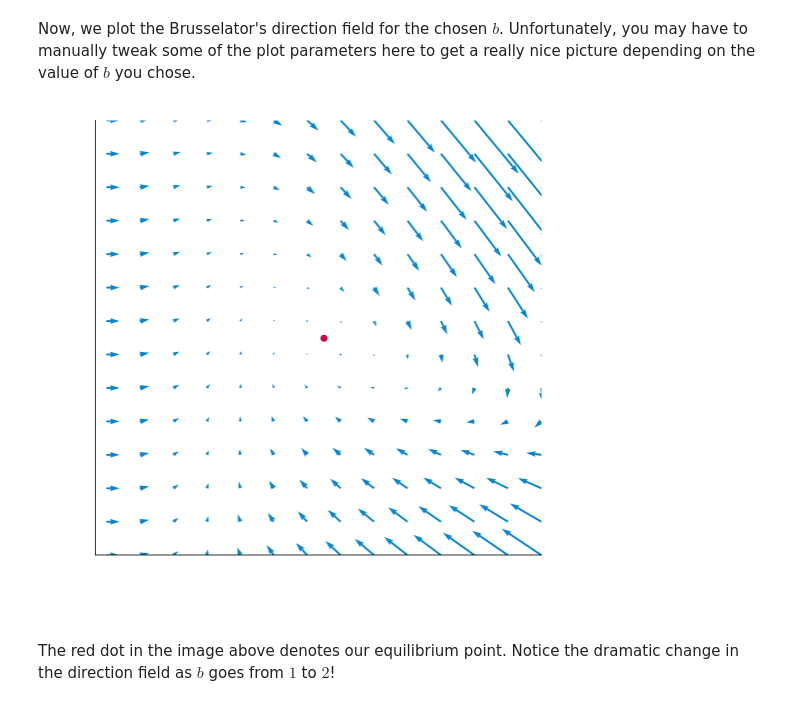
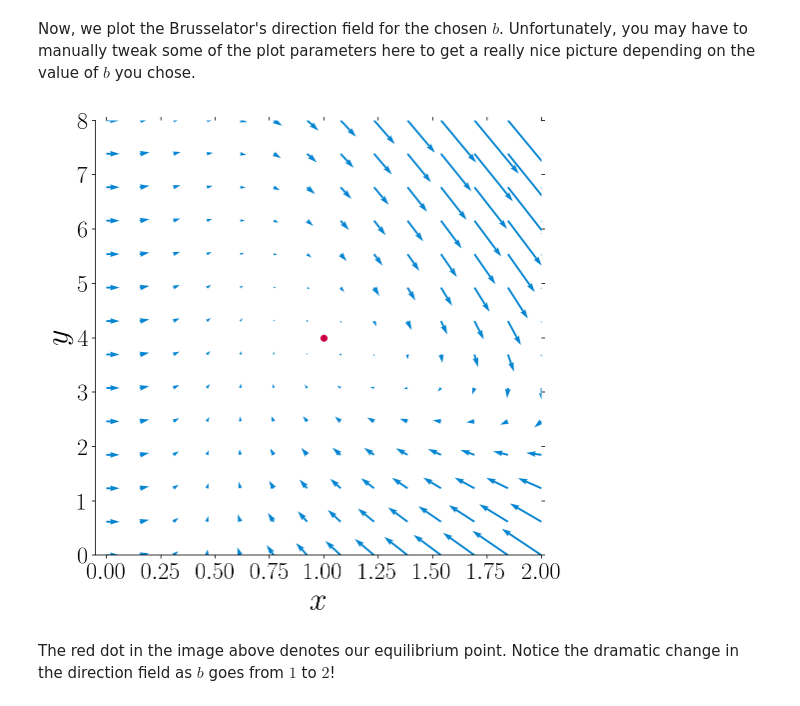
Before and after one commit to ageorgemorgan/teaching, a Jupyter notebook: demo_brusselator.ipynb, the cells around one changed output. Drawn from its saved outputs; the diff is of its cells as text; code cells hidden in the pictures.

```diff
--- a/demo_brusselator.ipynb
+++ b/demo_brusselator.ipynb
@@ -81,35 +83,35 @@ fig, ax = plt.subplots()
 # Lots of this stuff is purely optional.
 plt.rc('text', usetex=True)
 plt.rc('font', family='serif')
 
-textcolor = 'w'
+textcolor = 'k'
 
 plt.xlim([-0.05, xmax])
 plt.ylim([0, ymax])
 
 plt.xlabel(r"$x$", fontsize=32, color = textcolor)
 plt.ylabel(r"$y$", fontsize=32, color = textcolor)
 
 plt.tick_params(axis='x', which='both', top='off', color = textcolor)
 plt.xticks(fontsize=24, rotation=0, color = textcolor)
 plt.tick_params(axis='y', which='both', right='off', color = textcolor)
 plt.yticks(fontsize=24, rotation=0, color = textcolor)
 
 # plot the nonzero equilibrium
 plt.plot(x_eq, y_eq,'o', color='xkcd:ruby')
 
 # sketch arrows of ODE's direction field.
 
 plt.quiver(x,y,u,v, color='xkcd:cerulean', linewidth=4)
 
 # adjust figure aspect ratio and size for maximum clarity
 #ax.set_aspect(1.)
 plt.rcParams['figure.figsize'] = [8, 8]
 
 # finally, show the plot
 plt.show()
 # %% [output]
-[figure, old version]
+[figure, new version]
 # %% [markdown]
 The red dot in the image above denotes our equilibrium point. Notice the dramatic change in the direction field as $b$ goes from $1$ to $2$!
 # %% [markdown]
```
Also changed, not shown: parts of 5 cells of this notebook, 1 other file.
